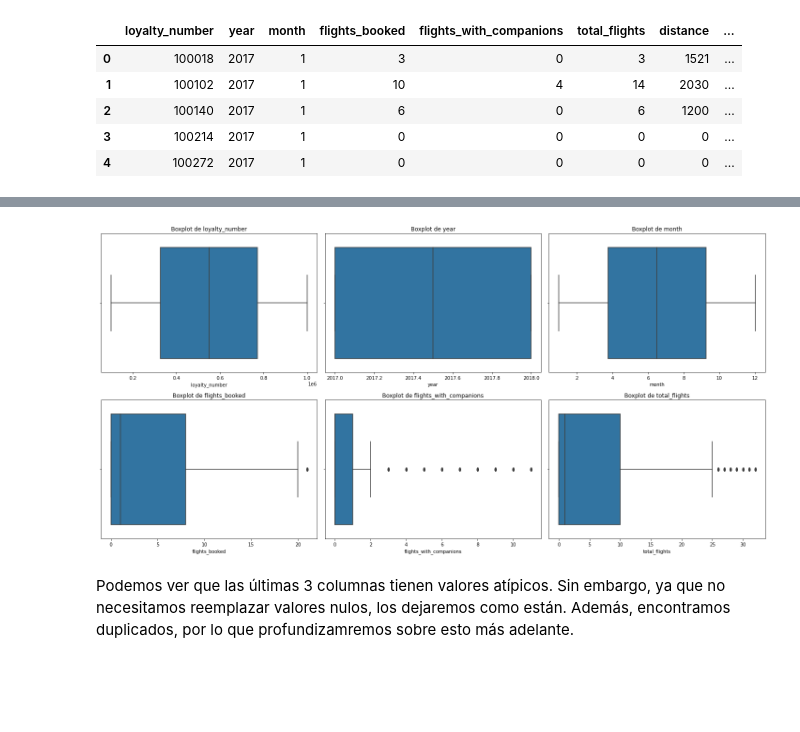
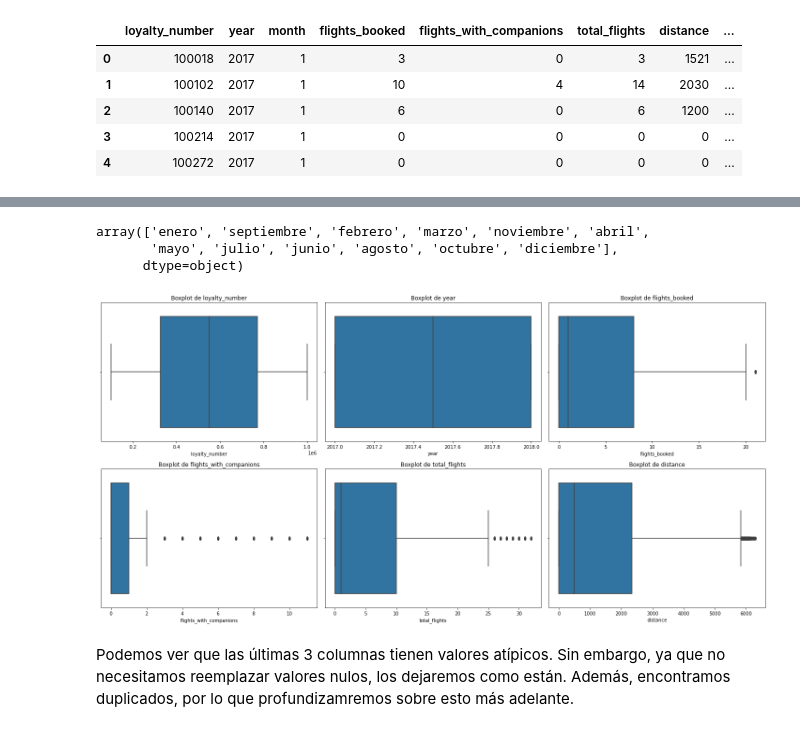
Before and after one commit to Adalab/bda-modulo-3-evaluacion-final-ValeFischer, a Jupyter notebook: Evaluacion_M3_ValeFischer-1.ipynb, the cells around one changed output, grey strips where cells are left out. Cells and saved outputs as stored; diff of their text form; code cells hidden in the pictures; blank space fills up the shorter version.

```diff
--- a/Evaluacion_M3_ValeFischer-1.ipynb
+++ b/Evaluacion_M3_ValeFischer-1.ipynb
@@ -195,26 +195,46 @@ Los principales estadísticos de las columnas numéricas son:
 | points_accumulated | 405624.0 | 123.692721 | 146.599831 | 0.0 | 0.00 | 50.0 | 239.00 | 676.5 |
 | points_redeemed | 405624.0 | 30.696872 | 125.486049 | 0.0 | 0.00 | 0.0 | 0.00 | 876.0 |
 | dollar_cost_points_redeemed | 405624.0 | 2.484503 | 10.150038 | 0.0 | 0.00 | 0.0 | 0.00 | 71.0 |
+# %%
+# Vemos que Month está en números, lo pasaremos a texto
+#Creamos  un diccionario de mapeo de números de meses a nombres
+month_mapping = {
+    1: 'enero', 2: 'febrero', 3: 'marzo', 4: 'abril', 5: 'mayo', 6: 'junio',
+    7: 'julio', 8: 'agosto', 9: 'septiembre', 10: 'octubre', 11: 'noviembre', 12: 'diciembre'
+}
+
+#Reemplazamos los valores
+df_flight['month'] = df_flight['month'].replace(month_mapping)
+
+# Verificar los cambios
+df_flight['month'].unique()
+# %% [output]
+array(['enero', 'septiembre', 'febrero', 'marzo', 'noviembre', 'abril',
+       'mayo', 'julio', 'junio', 'agosto', 'octubre', 'diciembre'],
+      dtype=object)
 # %%
 # Crear gráficos de caja para las columnas numéricas y revisar valores atípicos
+# Filtramos solo las columnas numéricas
+numeric_columns = df_flight.select_dtypes(include='number').columns
+
 # Creamos la figura y los ejes para los gráficos
 fig, axes = plt.subplots(nrows=2, ncols=3, figsize=(20, 10))
 axes = axes.flat
 
 # Generamos los boxplots para cada columna numérica
-for indice, col in enumerate(df_flight):
+for indice, col in enumerate(numeric_columns):
     if indice < len(axes):  # Asegurarse de no exceder el número de ejes disponibles
         sns.boxplot(x=df_flight[col], ax=axes[indice])
         axes[indice].set_title(f'Boxplot de {col}')
 
 # Eliminamos cualquier eje sobrante si hay menos columnas que ejes
 for ax in axes[len(df_flight):]:
     fig.delaxes(ax)
 
 plt.tight_layout()
 plt.show()
 # %% [output]
-[figure, old version]
+[figure, new version]
 # %% [markdown]
 Podemos ver que las últimas 3 columnas tienen valores atípicos. Sin embargo, ya que no necesitamos reemplazar valores nulos, los dejaremos como están.
 Además, encontramos duplicados, por lo que profundizamremos sobre esto más adelante.
```
Also changed, not shown: parts of 38 cells of this notebook, 1 other file.
